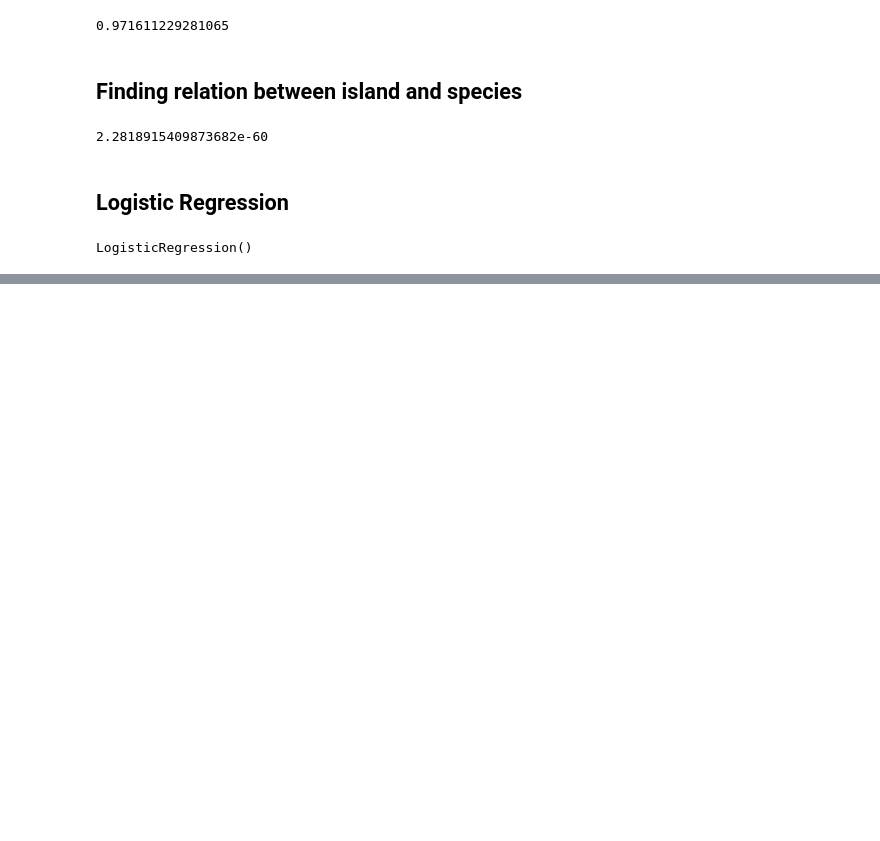
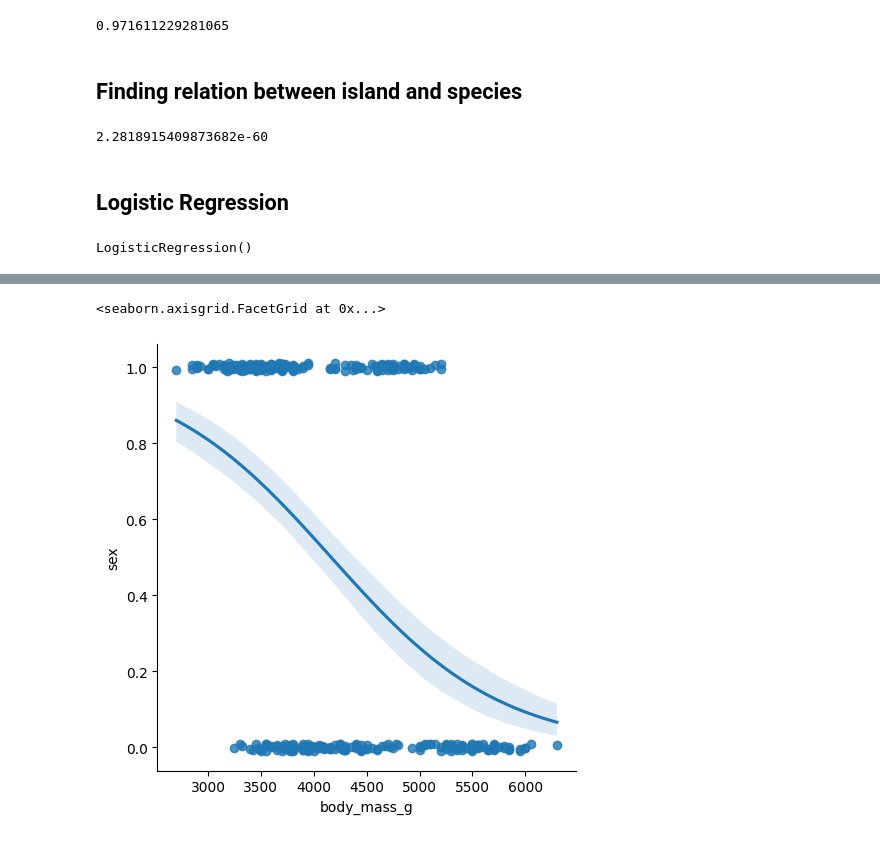
Before and after one commit to SivaVijaya/Machine_Learning, a Jupyter notebook: notebook4b74093092.ipynb, the cells around one changed output, grey strips where cells are left out. Drawn from its saved outputs; the diff is of its cells as text; code cells hidden in the pictures; blank space fills up the shorter version.

```diff
--- a/notebook4b74093092.ipynb
+++ b/notebook4b74093092.ipynb
@@ -220,0 +256,6 @@ print(odds)
+# %%
+sns.lmplot(x="body_mass_g", y="sex", data=df,
+           logistic=True, y_jitter=.01)
+# %% [output]
+<seaborn.axisgrid.FacetGrid at 0x...>
+[figure, added]
```
Also changed, not shown: parts of 12 cells of this notebook.
